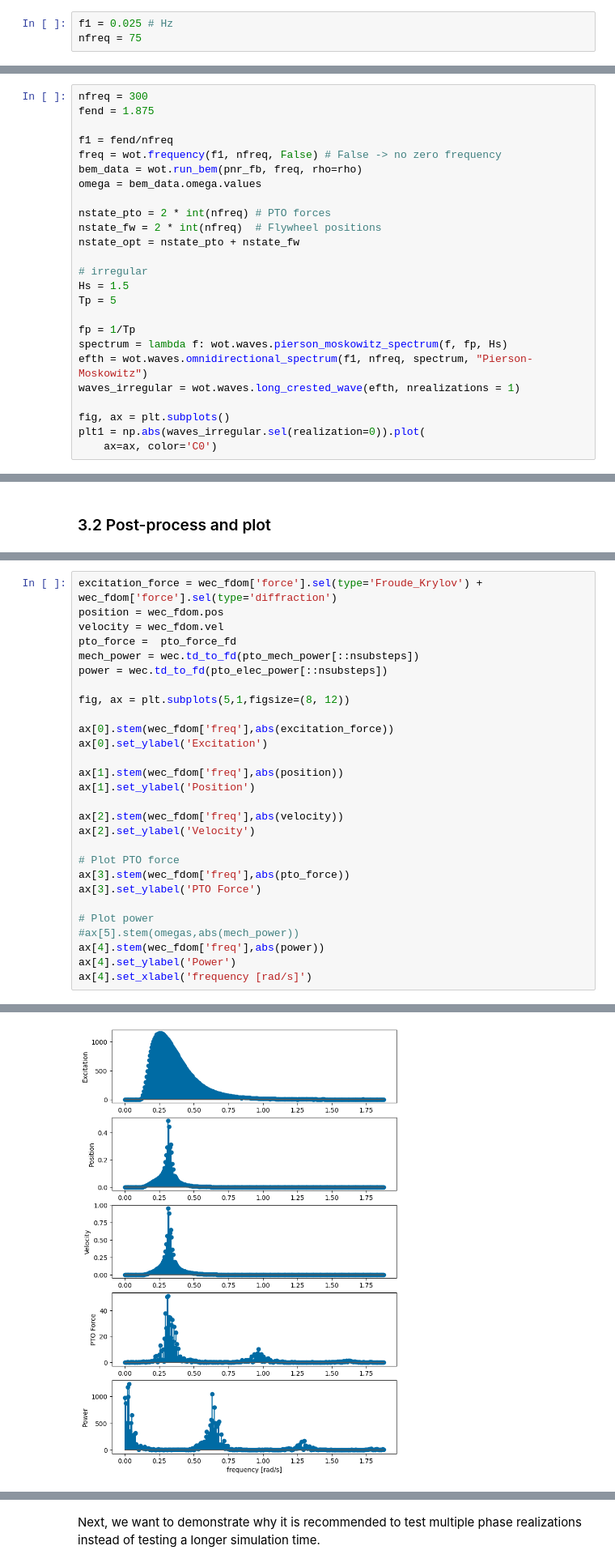
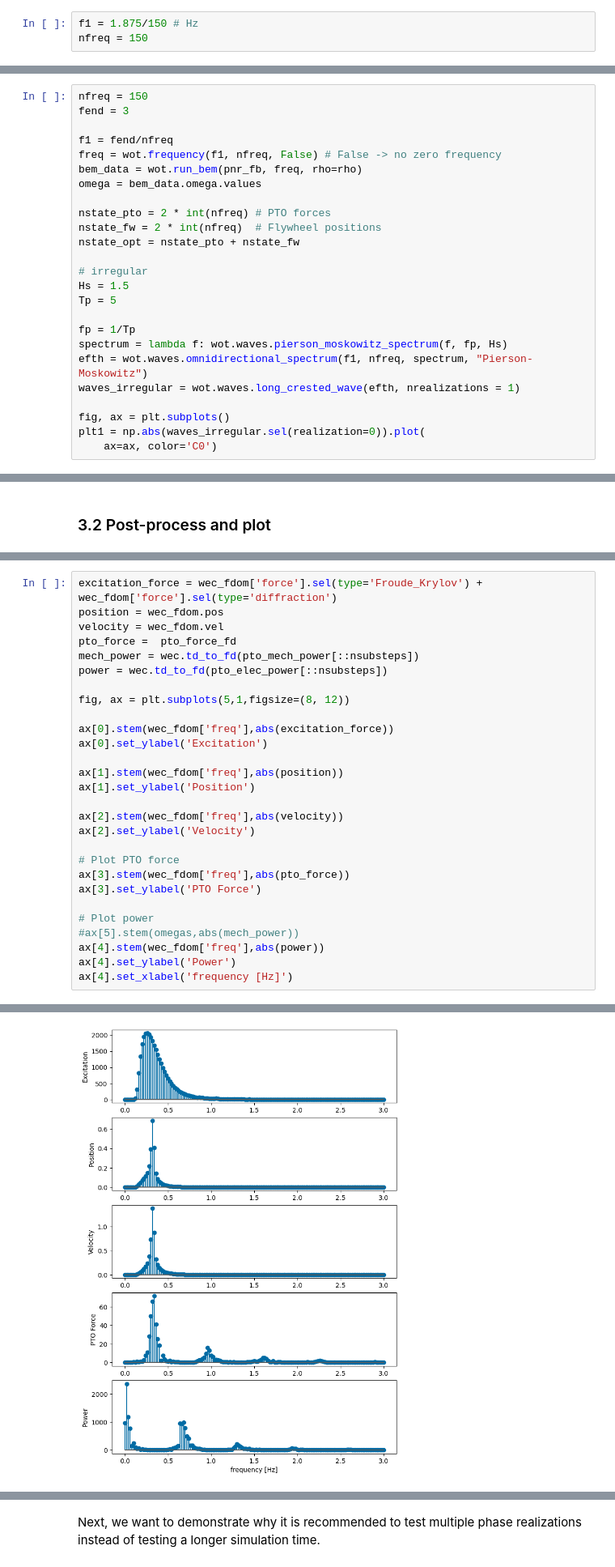
Before and after one commit to jtgrasb/WecOptTool, a Jupyter notebook: examples/tutorial_4_Pioneer.ipynb, the cells around one changed output, grey strips where cells are left out. Shown at 81% size. Drawn from its saved outputs; the diff is of its cells as text.

```diff
--- a/examples/tutorial_4_Pioneer.ipynb
+++ b/examples/tutorial_4_Pioneer.ipynb
@@ -36,6 +80,6 @@ We will consider two waves: a regular wave and an irregular wave, both with typi
 # %%
-f1 = 0.025 # Hz
-nfreq = 75
+f1 = 1.875/150 # Hz
+nfreq = 150
 # %%
 # regular
 amplitude = 0.15
@@ -646,8 +745,8 @@ We will now run the same analysis for irregular waves.
 
 An interesting result is that due to the narrow banded resonance of the flywheel, the controller attempts to make the excitation force monochromatic with the resonant frequency. To achieve this it uses significant reactive power (power by the PTO into the system). This is still worth it, resulting in a larger average electrical power output.
 # %%
-nfreq = 300
-fend = 1.875
+nfreq = 150
+fend = 3
 
 f1 = fend/nfreq
 freq = wot.frequency(f1, nfreq, False) # False -> no zero frequency
@@ -861,5 +960,5 @@ ax[3].set_ylabel('PTO Force')
 #ax[5].stem(omegas,abs(mech_power))
 ax[4].stem(wec_fdom['freq'],abs(power))
 ax[4].set_ylabel('Power')
-ax[4].set_xlabel('frequency [rad/s]')
+ax[4].set_xlabel('frequency [Hz]')
 # %% [output]
@@ -867 +966 @@ Text(0.5, 0, 'frequency [rad/s]')
-[figure, old version]
+[figure, new version]
```
Also changed, not shown: parts of 31 cells of this notebook, 21 other files.
